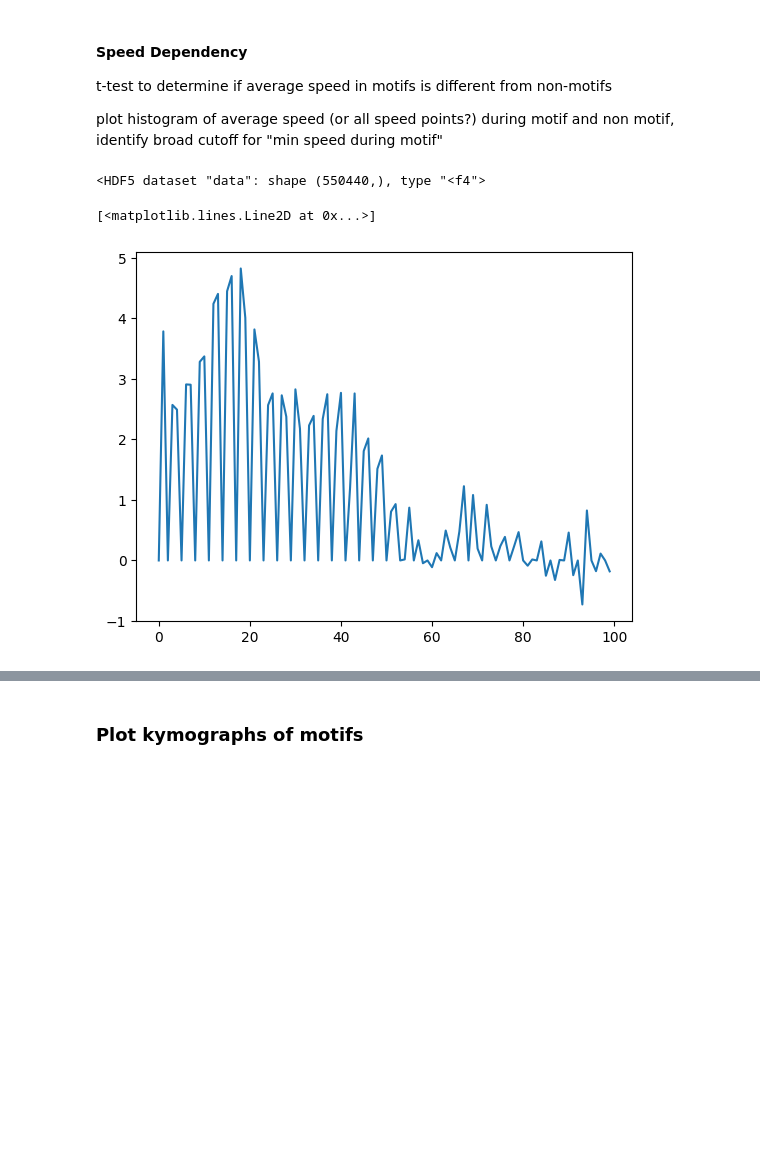
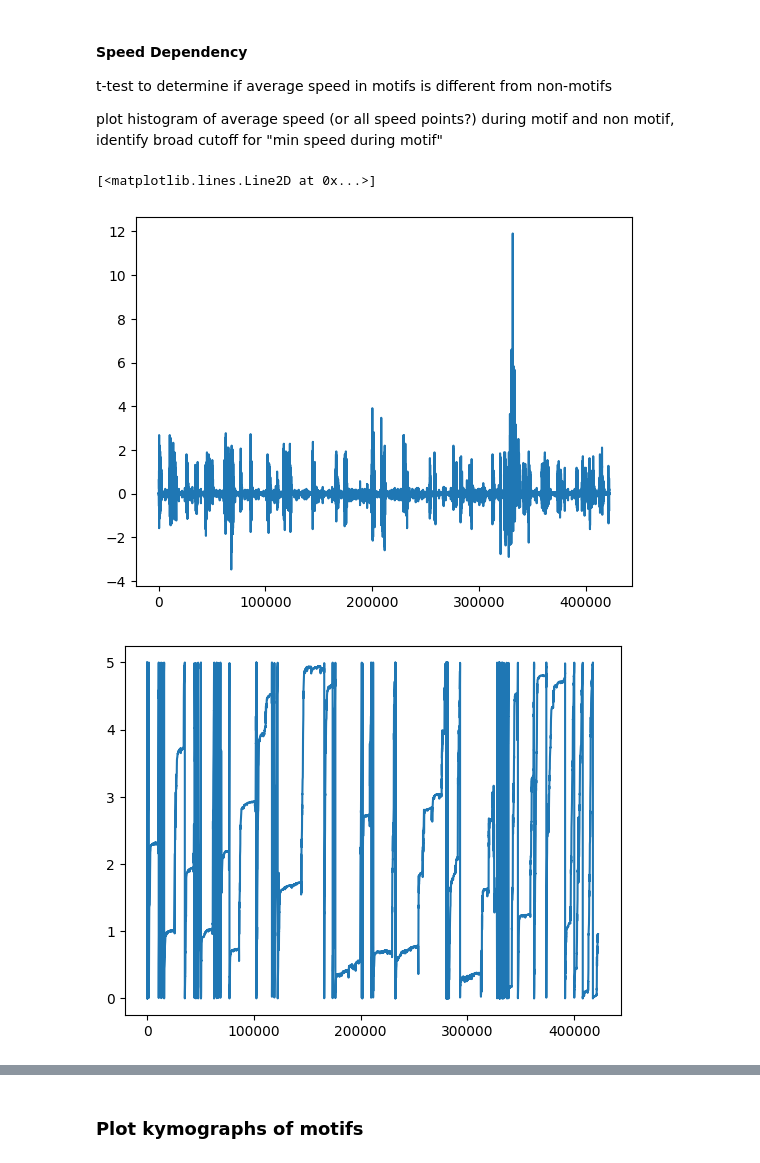
Before and after one commit to stellinaao/motifDetection, a Jupyter notebook: motifDetection-Copy1.ipynb, the cells around one changed output, grey strips where cells are left out. Drawn from its saved outputs; the diff is of its cells as text; code cells hidden in the pictures; blank space fills up the shorter version.

Commit message:
Added Speed Dependency Analysis

```diff
--- a/motifDetection-Copy1.ipynb
+++ b/motifDetection-Copy1.ipynb
@@ -15,7 +15,7 @@ from scipy.signal import find_peaks
 import warnings
 warnings.filterwarnings("ignore")
 # %%
-io = NWBHDF5IO('..\..\..\Data\sub-699733573_ses-715093703.nwb', mode="r", load_namespaces=True)
+io = NWBHDF5IO('..\..\..\Data\sub-692072_ses-1298465622.nwb', mode="r", load_namespaces=True)
 nwb = io.read()
 units_raw = nwb.units
 col_names = list(units_raw[0])
@@ -1134,12 +1070,15 @@ t-test to determine if average speed in motifs is different from non-motifs
 plot histogram of average speed (or all speed points?) during motif and non motif, identify broad cutoff for "min speed during motif"
 # %%
 rotation = nwb.acquisition['raw_running_wheel_rotation'].data
+speed_s = nwb.acquisition['running_wheel_signal_voltage'].data # speed is measured once per second
+speed = np.repeat(speed_s, 1e3)
 # %%
-rotation
+plt.figure(0)
+plt.plot(np.arange(len(rotation)), np.array(rotation))
+
+plt.figure(1)
+plt.plot(np.arange(len(speed)), np.array(speed))
 # %% [output]
-<HDF5 dataset "data": shape (550440,), type "<f4">
+[<matplotlib.lines.Line2D at 0x...>]
+[figure, added]
+[figure, added]
-# %%
-plt.plot(np.arange(100), np.array(rotation)[0:100])
-# %% [output]
-[<matplotlib.lines.Line2D at 0x...>]
-[figure, removed]
```
Also changed, not shown: parts of 32 cells of this notebook.
